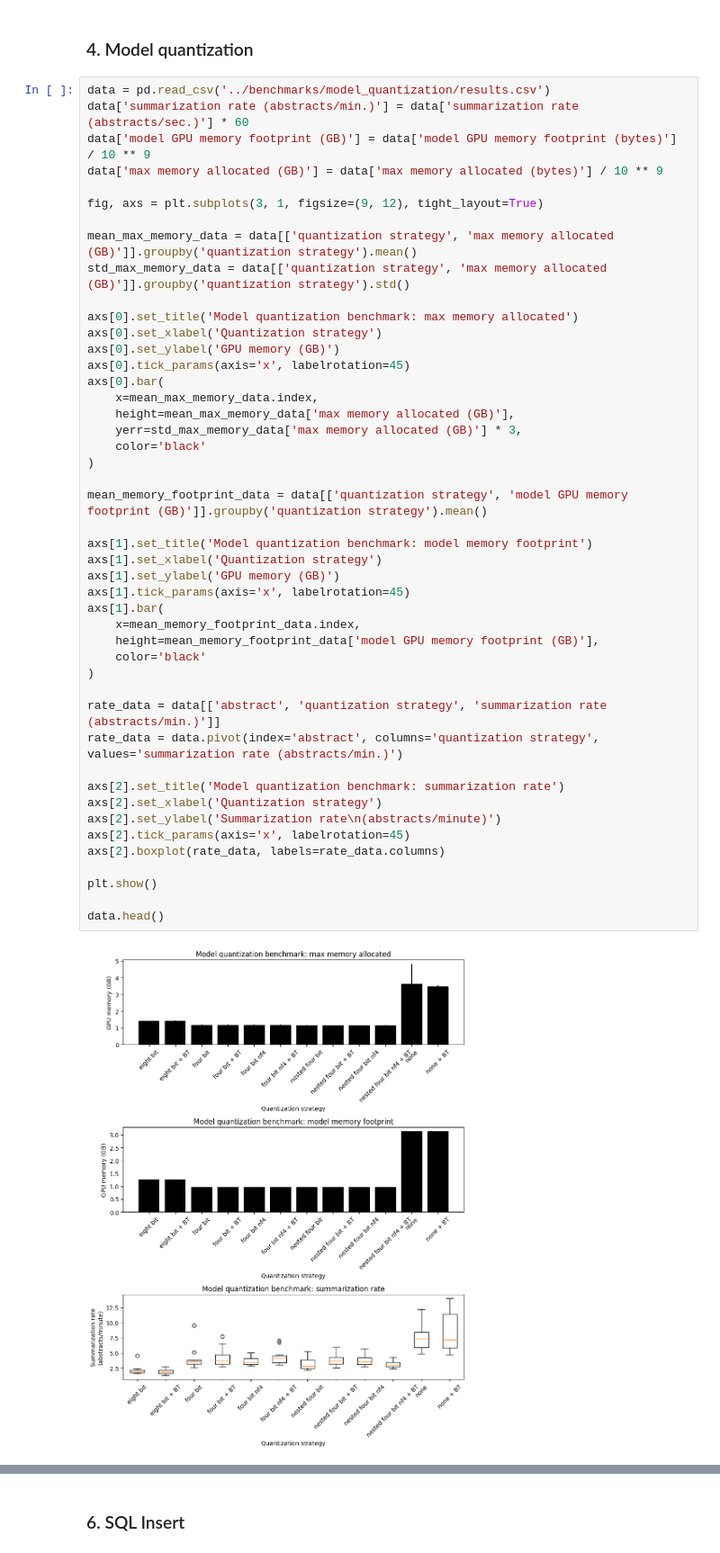
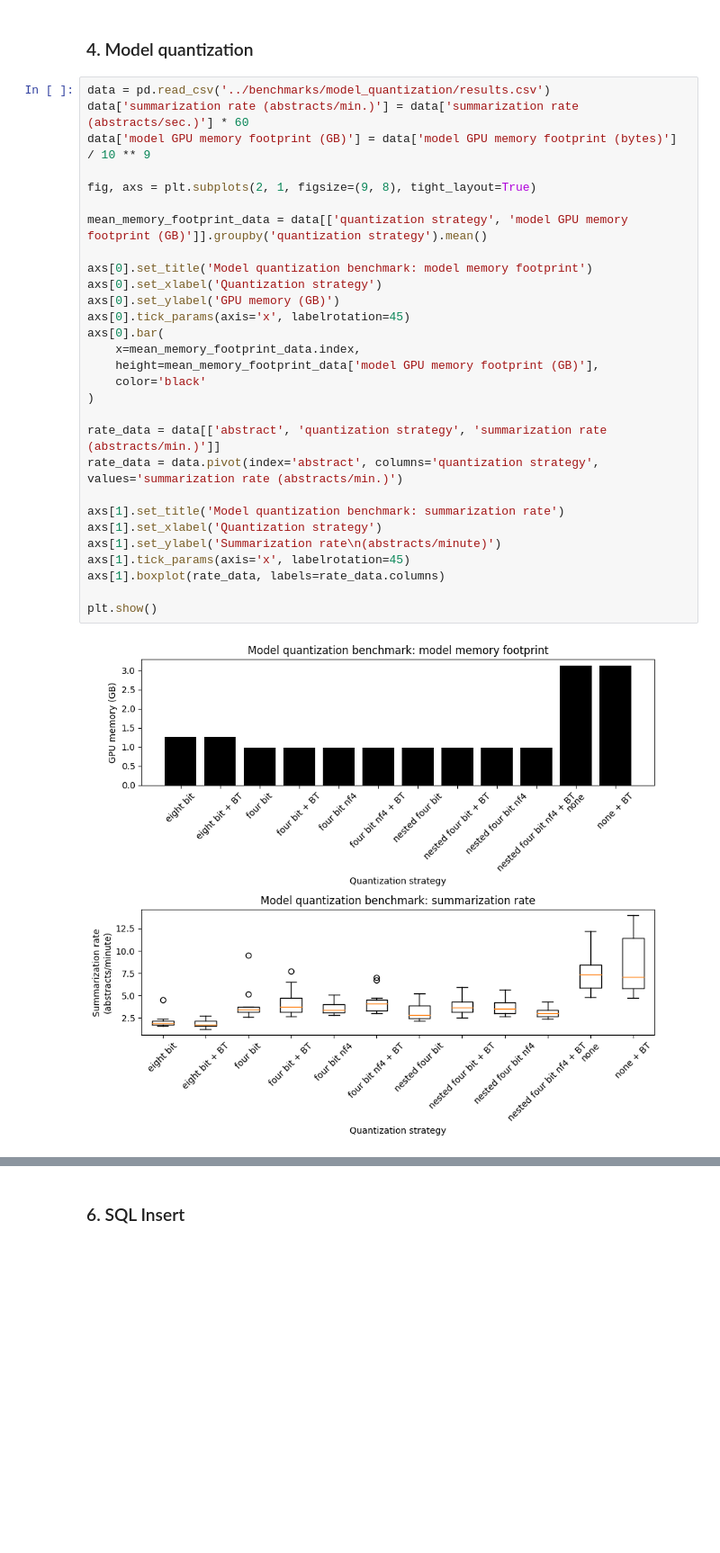
Before and after one commit to gperdrizet/PUBSUM, a Jupyter notebook: pubsum/notebooks/benchmarking_results.ipynb, the cells around one changed output, grey strips where cells are left out. Shown at 90% size. Cells and saved outputs as stored; diff of their text form; blank space fills up the shorter version.

Commit message:
Finished major refactor of batched summarization benchmark, updated plots to reflect new output data.

```diff
--- a/pubsum/notebooks/benchmarking_results.ipynb
+++ b/pubsum/notebooks/benchmarking_results.ipynb
@@ -136,48 +126,31 @@ data.head()
 # %%
 data = pd.read_csv('../benchmarks/model_quantization/results.csv')
 data['summarization rate (abstracts/min.)'] = data['summarization rate (abstracts/sec.)'] * 60
 data['model GPU memory footprint (GB)'] = data['model GPU memory footprint (bytes)'] / 10 ** 9
-data['max memory allocated (GB)'] = data['max memory allocated (bytes)'] / 10 ** 9
 
-fig, axs = plt.subplots(3, 1, figsize=(9, 12), tight_layout=True)
+fig, axs = plt.subplots(2, 1, figsize=(9, 8), tight_layout=True)
 
-mean_max_memory_data = data[['quantization strategy', 'max memory allocated (GB)']].groupby('quantization strategy').mean()
-std_max_memory_data = data[['quantization strategy', 'max memory allocated (GB)']].groupby('quantization strategy').std()
+mean_memory_footprint_data = data[['quantization strategy', 'model GPU memory footprint (GB)']].groupby('quantization strategy').mean()
 
-axs[0].set_title('Model quantization benchmark: max memory allocated')
+axs[0].set_title('Model quantization benchmark: model memory footprint')
 axs[0].set_xlabel('Quantization strategy')
 axs[0].set_ylabel('GPU memory (GB)')
 axs[0].tick_params(axis='x', labelrotation=45)
 axs[0].bar(
-    x=mean_max_memory_data.index,
-    height=mean_max_memory_data['max memory allocated (GB)'],
-    yerr=std_max_memory_data['max memory allocated (GB)'] * 3,
-    color='black'
-)
-
-mean_memory_footprint_data = data[['quantization strategy', 'model GPU memory footprint (GB)']].groupby('quantization strategy').mean()
-
-axs[1].set_title('Model quantization benchmark: model memory footprint')
-axs[1].set_xlabel('Quantization strategy')
-axs[1].set_ylabel('GPU memory (GB)')
-axs[1].tick_params(axis='x', labelrotation=45)
-axs[1].bar(
     x=mean_memory_footprint_data.index,
     height=mean_memory_footprint_data['model GPU memory footprint (GB)'],
     color='black'
 )
 
 rate_data = data[['abstract', 'quantization strategy', 'summarization rate (abstracts/min.)']]
 rate_data = data.pivot(index='abstract', columns='quantization strategy', values='summarization rate (abstracts/min.)')
 
-axs[2].set_title('Model quantization benchmark: summarization rate')
-axs[2].set_xlabel('Quantization strategy')
-axs[2].set_ylabel('Summarization rate\n(abstracts/minute)')
-axs[2].tick_params(axis='x', labelrotation=45)
-axs[2].boxplot(rate_data, labels=rate_data.columns)
+axs[1].set_title('Model quantization benchmark: summarization rate')
+axs[1].set_xlabel('Quantization strategy')
+axs[1].set_ylabel('Summarization rate\n(abstracts/minute)')
+axs[1].tick_params(axis='x', labelrotation=45)
+axs[1].boxplot(rate_data, labels=rate_data.columns)
 
 plt.show()
-
-data.head()
 # %% [output]
-[figure, old version]
+[figure, new version]
```
Also changed, not shown: parts of 9 cells of this notebook, 3 other files.
